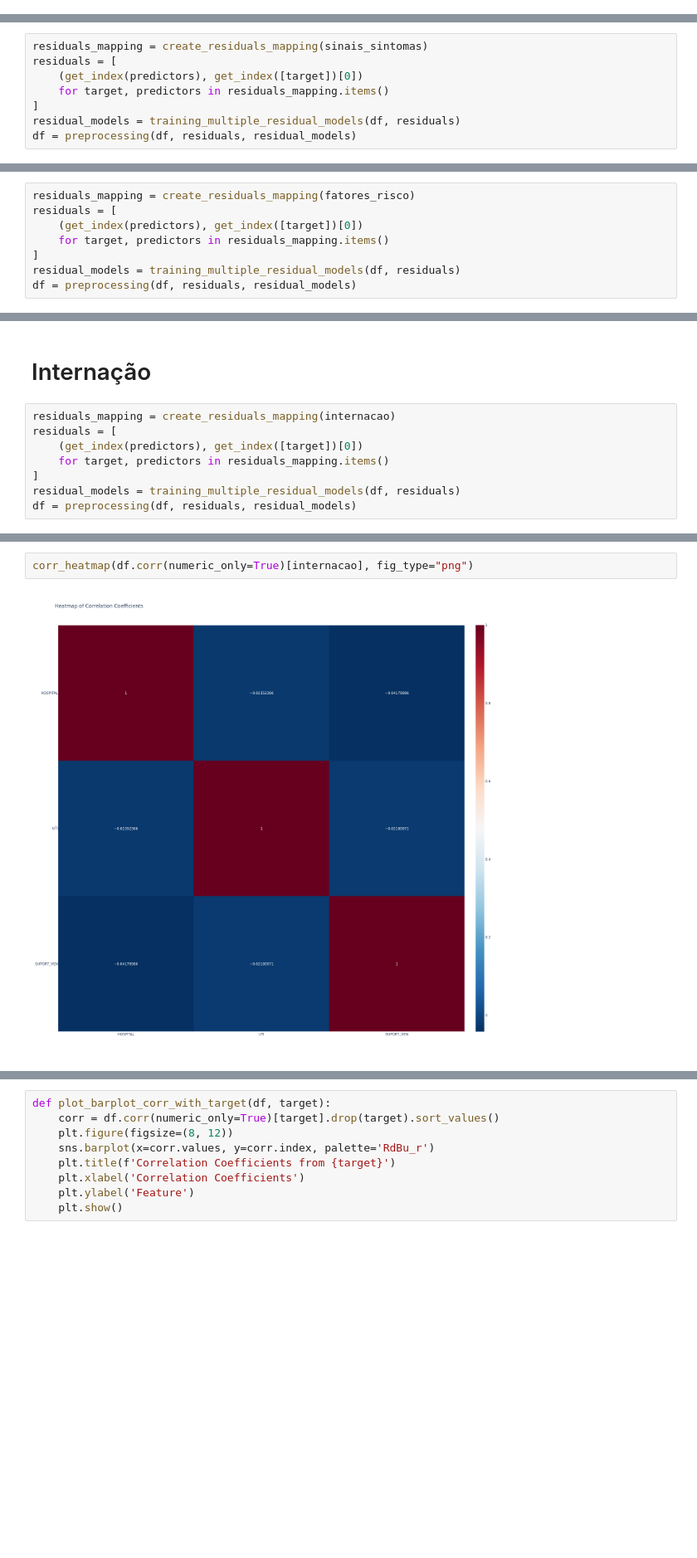
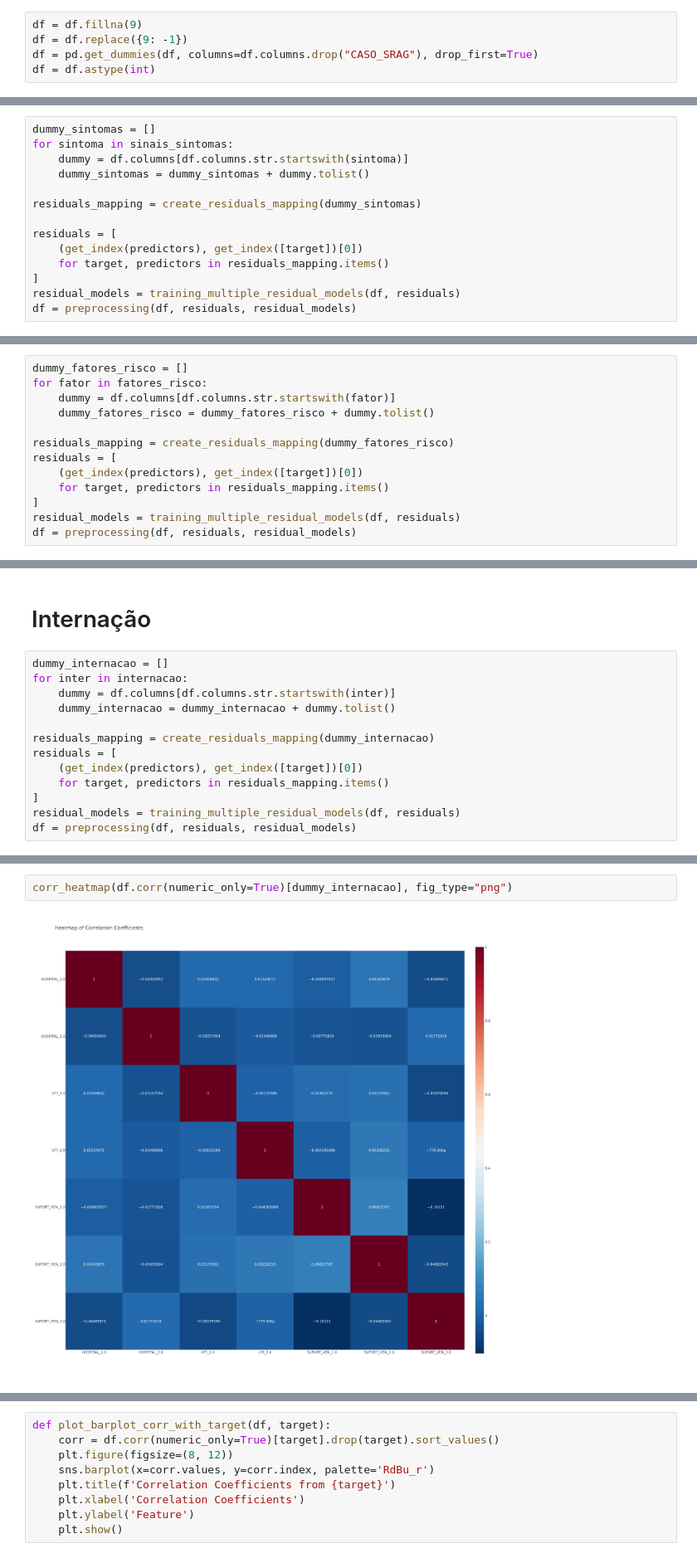
Before and after one commit to HeyLucasLeao/ols-regression-challenge, a Jupyter notebook: srag/eda.ipynb, the cells around one changed output, grey strips where cells are left out. Shown at 83% size. Cells and saved outputs as stored; diff of their text form; blank space fills up the shorter version.

```diff
--- a/srag/eda.ipynb
+++ b/srag/eda.ipynb
@@ -284,3 +261,8 @@ corr_heatmap(df.corr(numeric_only=True)[sinais_sintomas], fig_type="png")
+# %%
+df = df.fillna(9)
+df = df.replace({9: -1})
+df = pd.get_dummies(df, columns=df.columns.drop("CASO_SRAG"), drop_first=True)
+df = df.astype(int)
 # %% [markdown]
 ## Partialling-Out / Residualization (FWL Theorem)
 # %%
@@ -438,7 +420,13 @@ def preprocessing(df: pd.DataFrame, residuals, models):
 # %%
 get_index = df.columns.get_indexer
 # %%
-residuals_mapping = create_residuals_mapping(sinais_sintomas)
+dummy_sintomas = []
+for sintoma in sinais_sintomas:
+    dummy = df.columns[df.columns.str.startswith(sintoma)]
+    dummy_sintomas = dummy_sintomas + dummy.tolist()
+
+residuals_mapping = create_residuals_mapping(dummy_sintomas)
+
 residuals = [
     (get_index(predictors), get_index([target])[0])
     for target, predictors in residuals_mapping.items()
@@ -454,7 +460,12 @@ corr_heatmap(df.corr(numeric_only=True)[sinais_sintomas], fig_type="png")
 # %% [markdown]
 # Fatores de Risco
 # %%
-residuals_mapping = create_residuals_mapping(fatores_risco)
+dummy_fatores_risco = []
+for fator in fatores_risco:
+    dummy = df.columns[df.columns.str.startswith(fator)]
+    dummy_fatores_risco = dummy_fatores_risco + dummy.tolist()
+
+residuals_mapping = create_residuals_mapping(dummy_fatores_risco)
 residuals = [
     (get_index(predictors), get_index([target])[0])
     for target, predictors in residuals_mapping.items()
@@ -471,7 +497,12 @@ corr_heatmap(df.corr(numeric_only=True)[fatores_risco], fig_type="png")
 # %% [markdown]
 # Internação
 # %%
-residuals_mapping = create_residuals_mapping(internacao)
+dummy_internacao = []
+for inter in internacao:
+    dummy = df.columns[df.columns.str.startswith(inter)]
+    dummy_internacao = dummy_internacao + dummy.tolist()
+
+residuals_mapping = create_residuals_mapping(dummy_internacao)
 residuals = [
     (get_index(predictors), get_index([target])[0])
     for target, predictors in residuals_mapping.items()
@@ -481,4 +530,4 @@ df = preprocessing(df, residuals, residual_models)
 # %%
-corr_heatmap(df.corr(numeric_only=True)[internacao], fig_type="png")
+corr_heatmap(df.corr(numeric_only=True)[dummy_internacao], fig_type="png")
 # %% [output]
-[figure, old version]
+[figure, new version]
```
Also changed, not shown: parts of 47 cells of this notebook.
